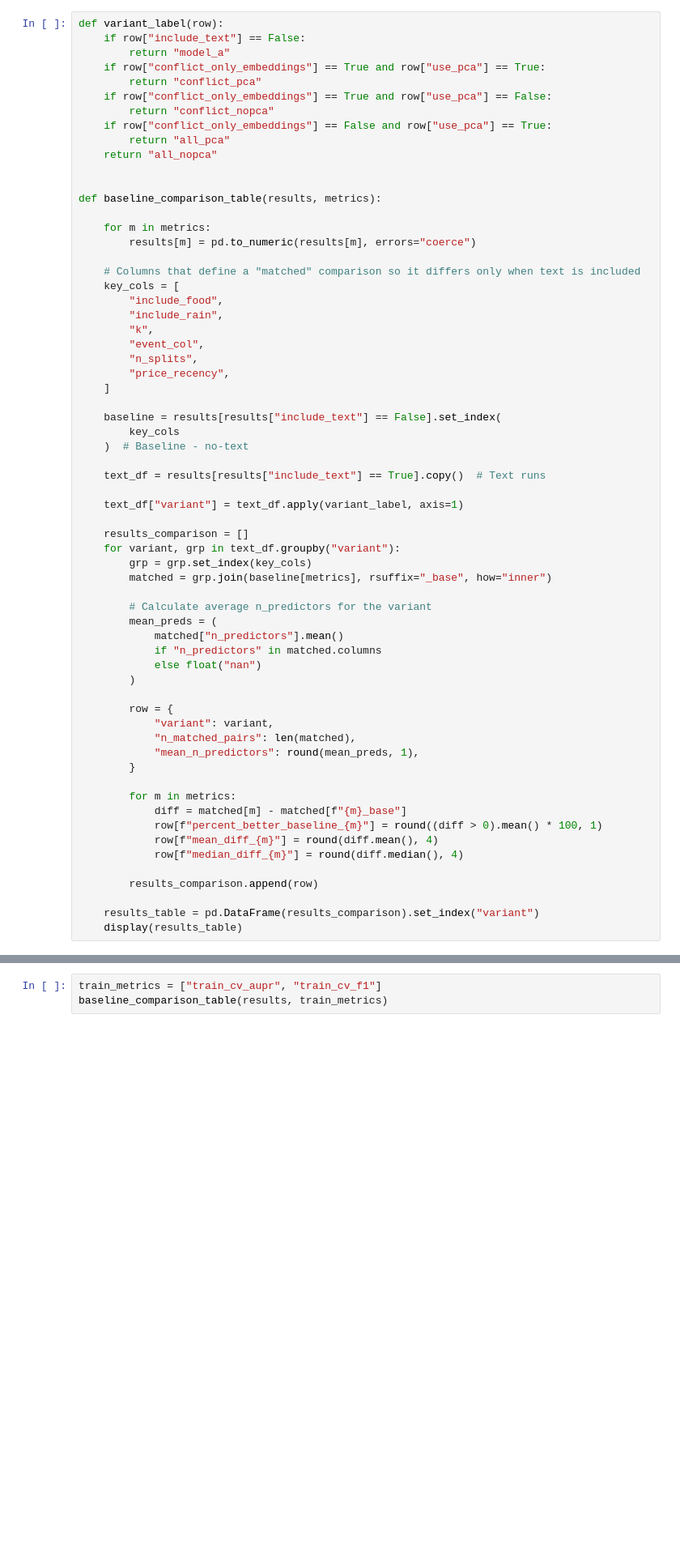
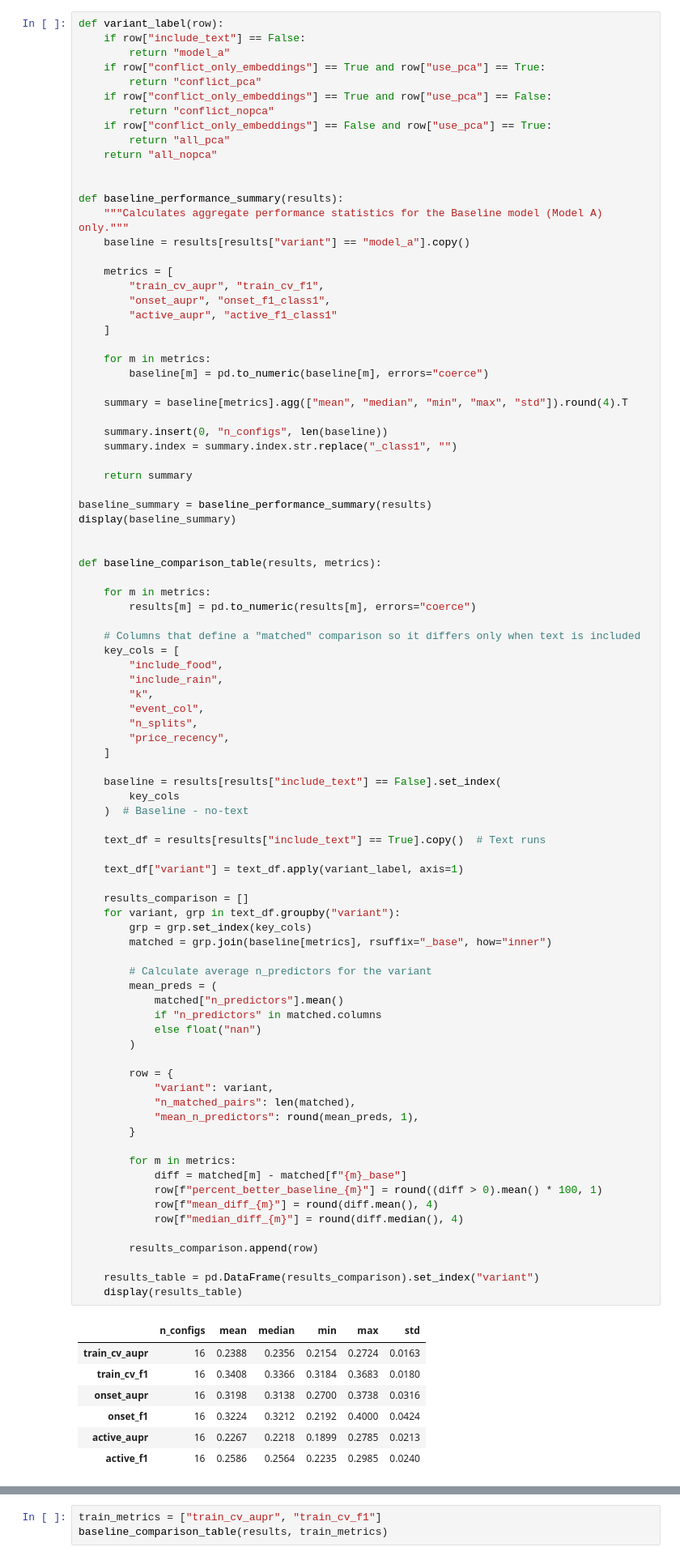
Before and after one commit to eviejones/msc-final-project, a Jupyter notebook: notebooks/03_results.ipynb, the cells around one changed output, grey strips where cells are left out. Shown at 81% size. Cells and saved outputs as stored; diff of their text form; blank space fills up the shorter version.

Commit message:
feat: update results

```diff
--- a/notebooks/03_results.ipynb
+++ b/notebooks/03_results.ipynb
@@ -61,6 +65,30 @@ def variant_label(row):
     if row["conflict_only_embeddings"] == False and row["use_pca"] == True:
         return "all_pca"
     return "all_nopca"
+
+
+def baseline_performance_summary(results):
+    """Calculates aggregate performance statistics for the Baseline model (Model A) only."""
+    baseline = results[results["variant"] == "model_a"].copy()
+
+    metrics = [
+        "train_cv_aupr", "train_cv_f1",
+        "onset_aupr", "onset_f1_class1",
+        "active_aupr", "active_f1_class1"
+    ]
+
+    for m in metrics:
+        baseline[m] = pd.to_numeric(baseline[m], errors="coerce")
+
+    summary = baseline[metrics].agg(["mean", "median", "min", "max", "std"]).round(4).T
+
+    summary.insert(0, "n_configs", len(baseline))
+    summary.index = summary.index.str.replace("_class1", "")
+
+    return summary
+
+baseline_summary = baseline_performance_summary(results)
+display(baseline_summary)
 
 
 def baseline_comparison_table(results, metrics):
@@ -87,30 +115,38 @@ def baseline_comparison_table(results, metrics):
     text_df["variant"] = text_df.apply(variant_label, axis=1)
 
     results_comparison = []
     for variant, grp in text_df.groupby("variant"):
         grp = grp.set_index(key_cols)
         matched = grp.join(baseline[metrics], rsuffix="_base", how="inner")
 
         # Calculate average n_predictors for the variant
         mean_preds = (
             matched["n_predictors"].mean()
             if "n_predictors" in matched.columns
             else float("nan")
         )
 
         row = {
             "variant": variant,
             "n_matched_pairs": len(matched),
             "mean_n_predictors": round(mean_preds, 1),
         }
 
         for m in metrics:
             diff = matched[m] - matched[f"{m}_base"]
             row[f"percent_better_baseline_{m}"] = round((diff > 0).mean() * 100, 1)
             row[f"mean_diff_{m}"] = round(diff.mean(), 4)
             row[f"median_diff_{m}"] = round(diff.median(), 4)
 
         results_comparison.append(row)
 
     results_table = pd.DataFrame(results_comparison).set_index("variant")
     display(results_table)
+# %% [output]
+|  | n_configs | mean | median | min | max | std |
+| train_cv_aupr | 16 | 0.2388 | 0.2356 | 0.2154 | 0.2724 | 0.0163 |
+| train_cv_f1 | 16 | 0.3408 | 0.3366 | 0.3184 | 0.3683 | 0.0180 |
+| onset_aupr | 16 | 0.3198 | 0.3138 | 0.2700 | 0.3738 | 0.0316 |
+| onset_f1 | 16 | 0.3224 | 0.3212 | 0.2192 | 0.4000 | 0.0424 |
+| active_aupr | 16 | 0.2267 | 0.2218 | 0.1899 | 0.2785 | 0.0213 |
+| active_f1 | 16 | 0.2586 | 0.2564 | 0.2235 | 0.2985 | 0.0240 |
```
Also changed, not shown: parts of 8 cells of this notebook, 1 other file.
